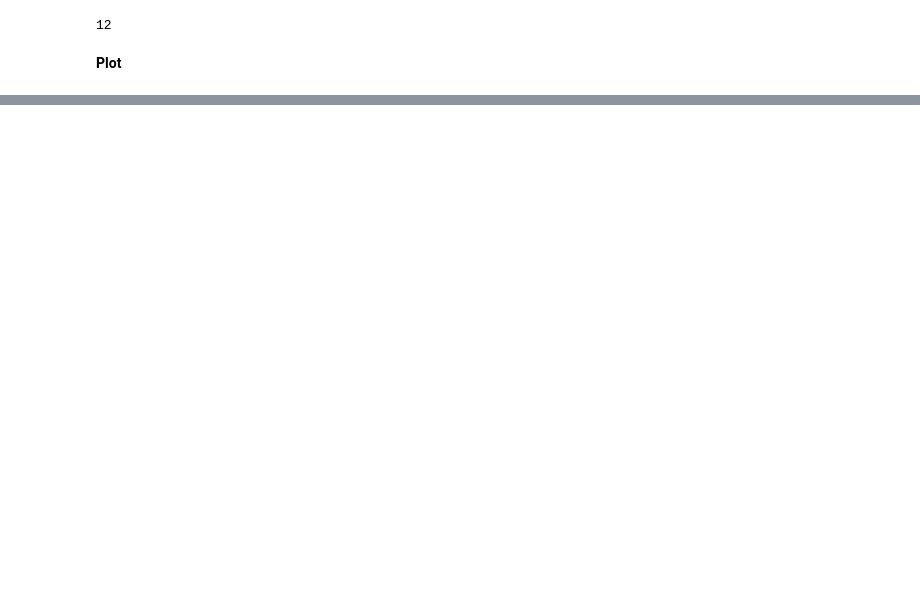
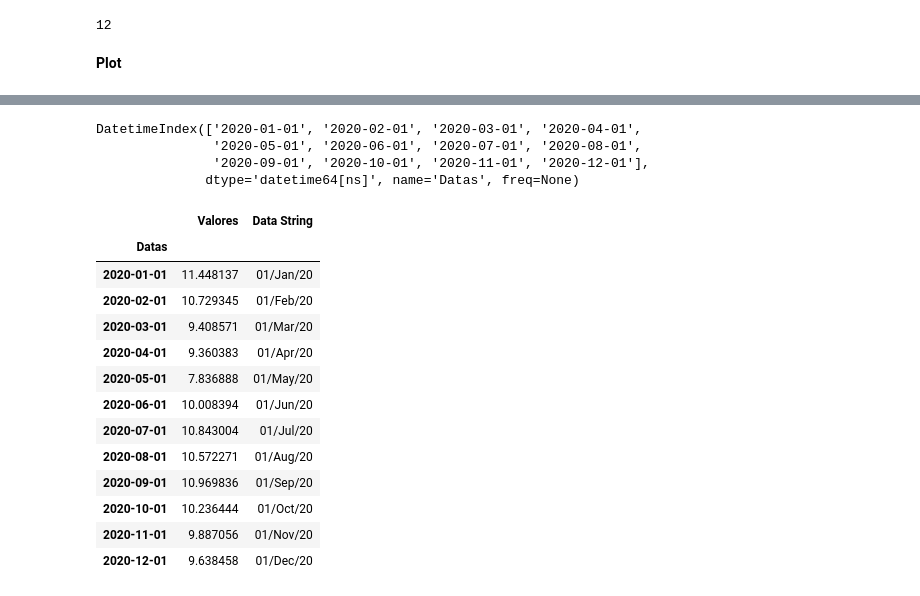
Before and after one commit to LucasRocha2308/Curso-Data-Science-e-Machine-Learning-com-Estatistica-e-Python, a Jupyter notebook: time_series.ipynb, the cells around one changed output, grey strips where cells are left out. Cells and saved outputs as stored; diff of their text form; code cells hidden in the pictures; blank space fills up the shorter version.

```diff
--- a/time_series.ipynb
+++ b/time_series.ipynb
@@ -127,0 +161,7 @@ plt.show()
+# %%
+data['Datas'] = ['2020-01-01T00:00:00.000000000', '2020-02-01T00:00:00.000000000',
+       '2020-03-01T00:00:00.000000000', '2020-04-01T00:00:00.000000000',
+       '2020-05-01T00:00:00.000000000', '2020-06-01T00:00:00.000000000',
+       '2020-07-01T00:00:00.000000000', '2020-08-01T00:00:00.000000000',
+       '2020-09-01T00:00:00.000000000', '2020-10-01T00:00:00.000000000',
+       '2020-11-01T00:00:00.000000000', '2020-12-01T00:00:00.000000000']
@@ -127,0 +216,2 @@ plt.show()
+# %%
+data['Datas'] = pd.DatetimeIndex(data['Datas'])
@@ -127,0 +234,2 @@ plt.show()
+# %%
+data.set_index('Datas', inplace=True)
@@ -127,0 +253,26 @@ plt.show()
+# %%
+data.index
+# %% [output]
+DatetimeIndex(['2020-01-01', '2020-02-01', '2020-03-01', '2020-04-01',
+               '2020-05-01', '2020-06-01', '2020-07-01', '2020-08-01',
+               '2020-09-01', '2020-10-01', '2020-11-01', '2020-12-01'],
+              dtype='datetime64[ns]', name='Datas', freq=None)
+# %%
+data['Data String']  = data.index.strftime('%d/%b/%y')
+# %%
+data
+# %% [output]
+|  | Valores | Data String |
+| Datas |  |  |
+| 2020-01-01 | 11.448137 | 01/Jan/20 |
+| 2020-02-01 | 10.729345 | 01/Feb/20 |
+| 2020-03-01 | 9.408571 | 01/Mar/20 |
+| 2020-04-01 | 9.360383 | 01/Apr/20 |
+| 2020-05-01 | 7.836888 | 01/May/20 |
+| 2020-06-01 | 10.008394 | 01/Jun/20 |
+| 2020-07-01 | 10.843004 | 01/Jul/20 |
+| 2020-08-01 | 10.572271 | 01/Aug/20 |
+| 2020-09-01 | 10.969836 | 01/Sep/20 |
+| 2020-10-01 | 10.236444 | 01/Oct/20 |
+| 2020-11-01 | 9.887056 | 01/Nov/20 |
+| 2020-12-01 | 9.638458 | 01/Dec/20 |
```
Also changed, not shown: parts of 16 cells of this notebook.
